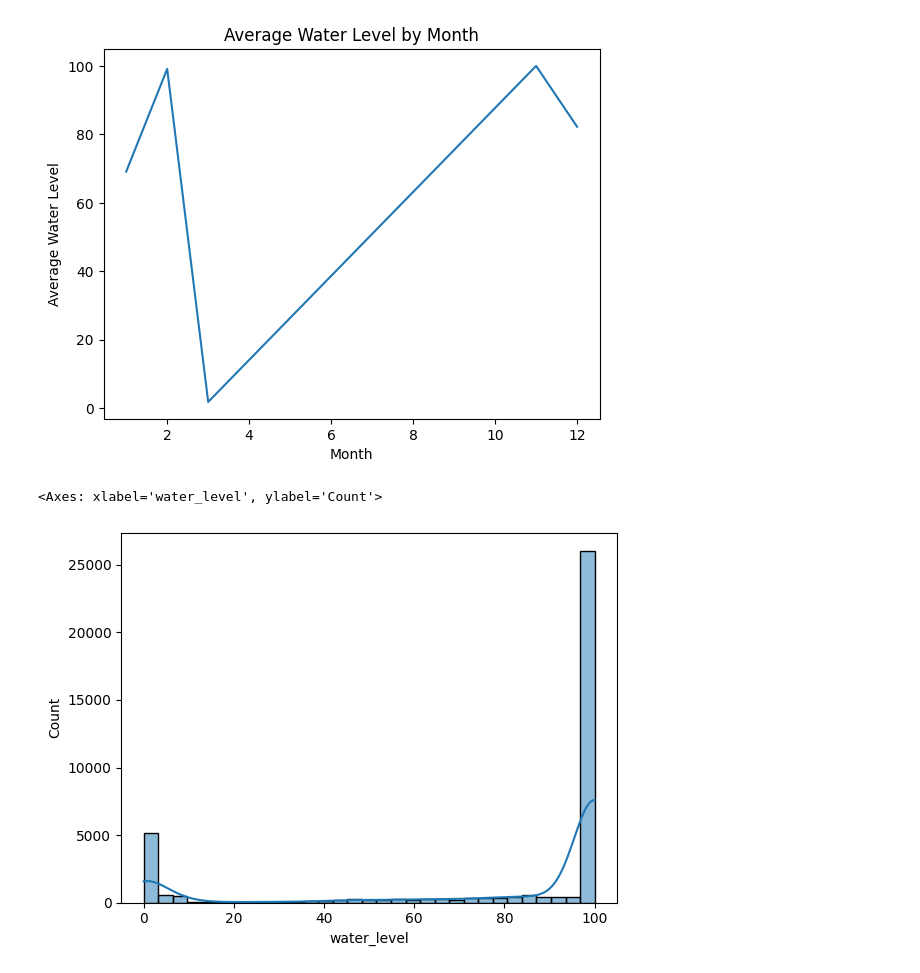
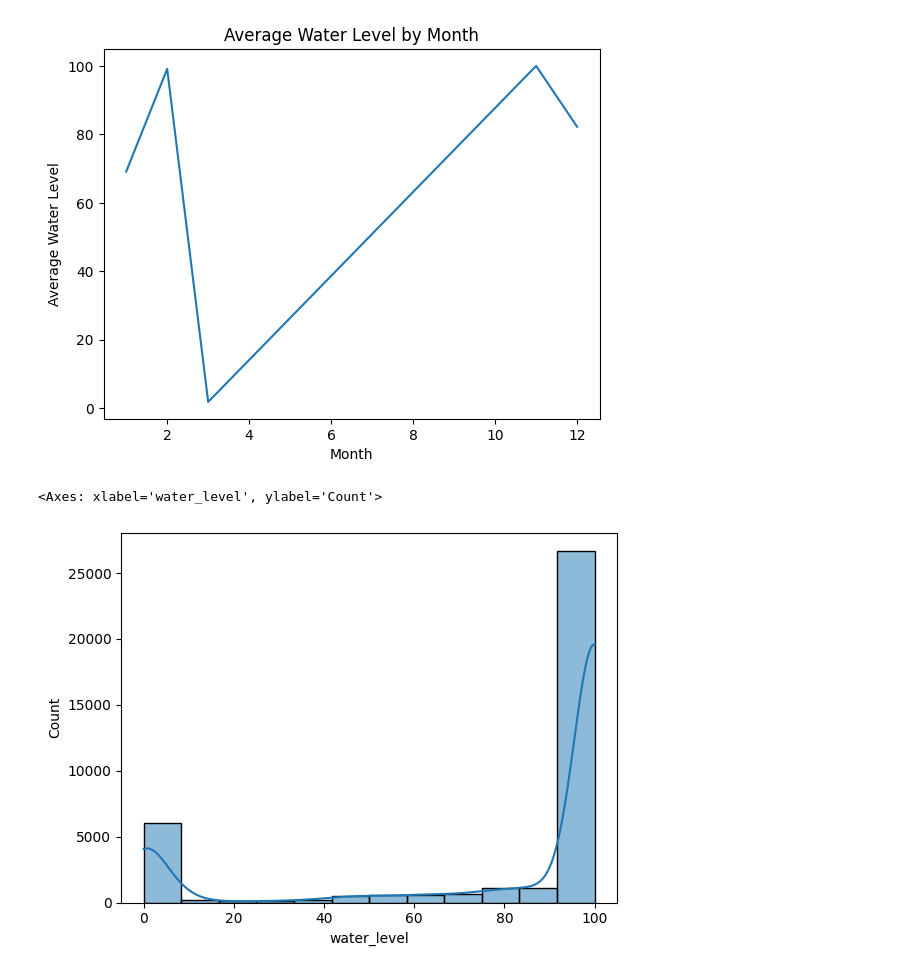
Before and after one commit to WiggleCode/AAI-530-IoT-Application-Design-Final-Project, a Jupyter notebook: Models in work.ipynb, the cells around one changed output. Saved outputs shown, nothing was run; the diff lists cells and outputs as text; code cells hidden in the pictures.

```diff
--- a/Models in work.ipynb
+++ b/Models in work.ipynb
@@ -92,7 +93,7 @@ plt.show()
 # %% [output]
 [figure]
 # %%
-sns.histplot(data=df, x='water_level', bins=31, kde=True)
+sns.histplot(data=df, x='water_level', bins=12, kde=True)
 # %% [output]
 <Axes: xlabel='water_level', ylabel='Count'>
-[figure, old version]
+[figure, new version]
```
Also changed, not shown: parts of 8 cells of this notebook.
